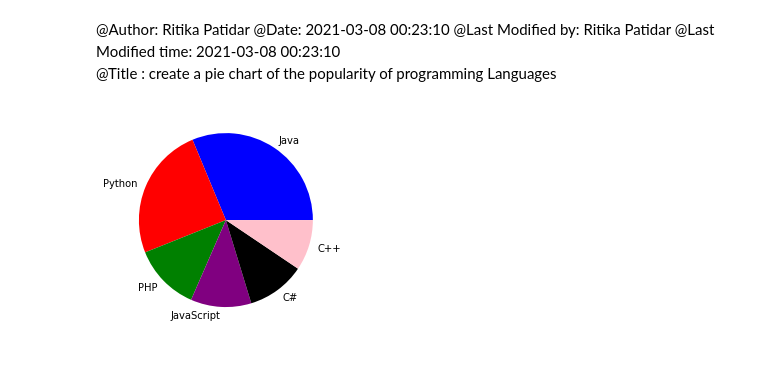
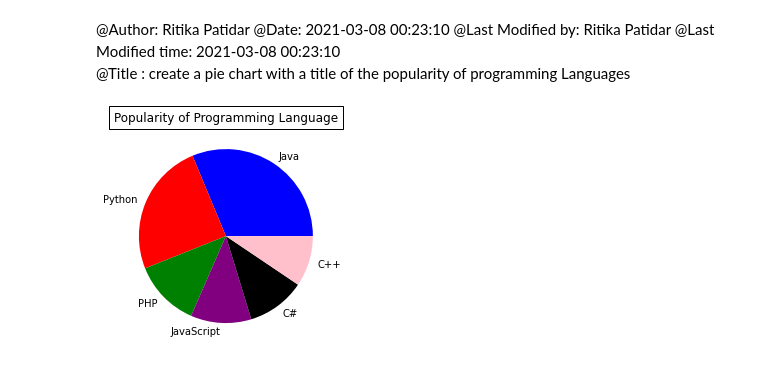
Before and after one commit to ritikapatel1410/Python_Libraries, a Jupyter notebook: Visualization_Libraries/Visualization_Libraries/Matplotlib_Piechart/mp_create_piechart_title.ipynb, the cells around one changed output. Drawn from its saved outputs; the diff is of its cells as text; code cells hidden in the pictures.

```diff
--- a/Visualization_Libraries/Visualization_Libraries/Matplotlib_Piechart/mp_create_piechart_title.ipynb
+++ b/Visualization_Libraries/Visualization_Libraries/Matplotlib_Piechart/mp_create_piechart_title.ipynb
@@ -3,7 +3,7 @@
  @Date: 2021-03-08 00:23:10
  @Last Modified by: Ritika Patidar
  @Last Modified time: 2021-03-08 00:23:10
- @Title : create a pie chart of the popularity of programming Languages
+ @Title : create a pie chart with a title of the popularity of programming Languages
 # %%
 import matplotlib.pyplot as plt
 # %%
@@ -12,6 +12,7 @@ popuratity = [22.2, 17.6, 8.8, 8, 7.7, 6.7]
 colors = ["blue", "red", "green", "purple", "black", "pink"]
 # %%
 plt.pie(popuratity,labels=languages, colors=colors)
+plt.title("Popularity of Programming Language", bbox={'facecolor':'white', 'pad':5})
 plt.show()
 # %% [output]
-[figure, old version]
+[figure, new version]
```
